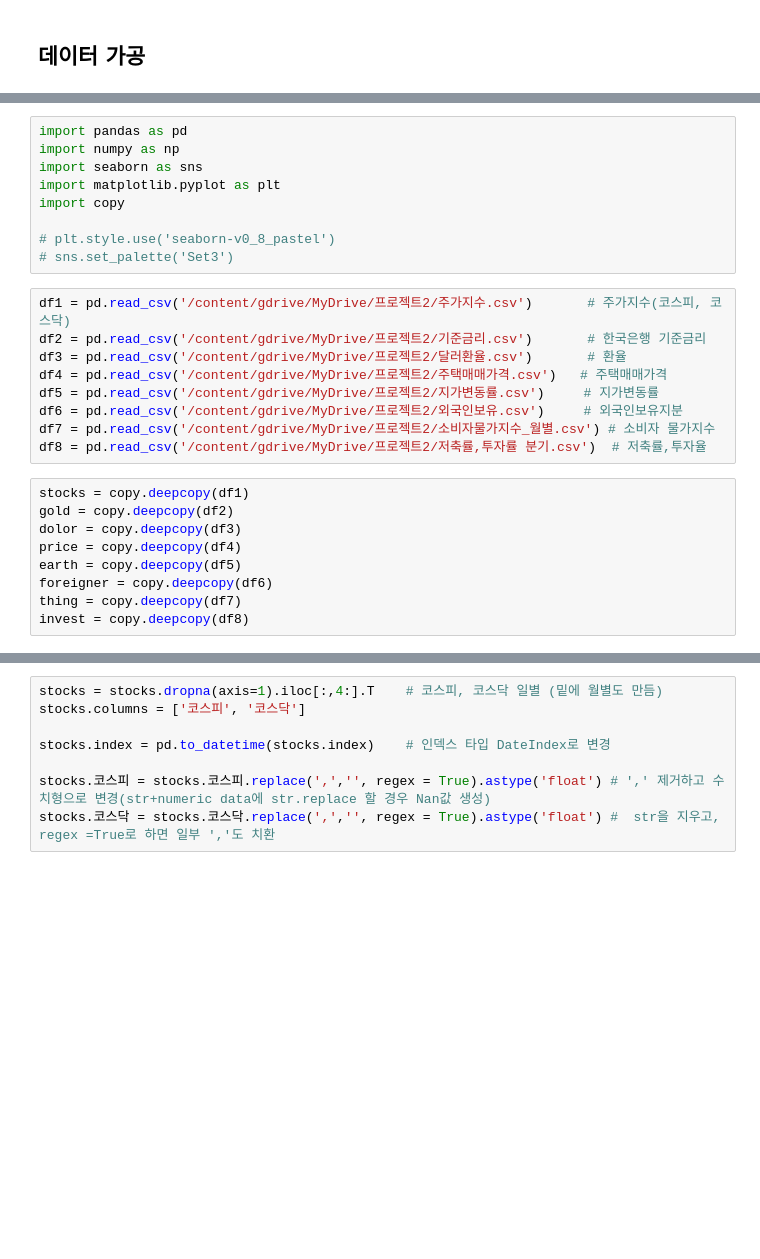
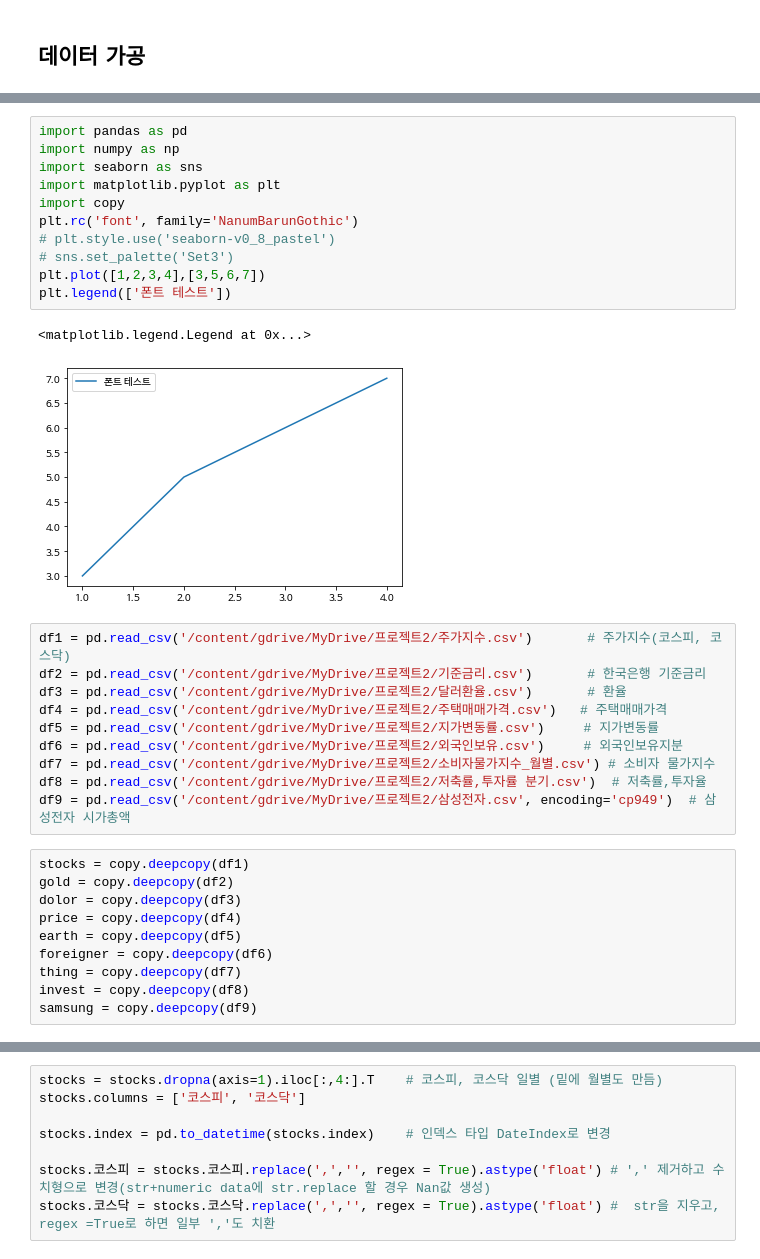
Before and after one commit to ev1025/CS_Project2, a Jupyter notebook: 프로젝트2.ipynb, the cells around one changed output, grey strips where cells are left out. Saved outputs shown, nothing was run; the diff lists cells and outputs as text; blank space fills up the shorter version.

```diff
--- a/프로젝트2.ipynb
+++ b/프로젝트2.ipynb
@@ -35,12 +35,17 @@ fc-cache: succeeded
 # %%
 import pandas as pd
 import numpy as np
 import seaborn as sns
 import matplotlib.pyplot as plt
 import copy
-
+plt.rc('font', family='NanumBarunGothic')
 # plt.style.use('seaborn-v0_8_pastel')
 # sns.set_palette('Set3')
+plt.plot([1,2,3,4],[3,5,6,7])
+plt.legend(['폰트 테스트'])
+# %% [output]
+<matplotlib.legend.Legend at 0x...>
+[figure, added]
 # %%
 df1 = pd.read_csv('/content/gdrive/MyDrive/프로젝트2/주가지수.csv')       # 주가지수(코스피, 코스닥)
 df2 = pd.read_csv('/content/gdrive/MyDrive/프로젝트2/기준금리.csv')       # 한국은행 기준금리
@@ -50,6 +55,7 @@ df5 = pd.read_csv('/content/gdrive/MyDrive/프로젝트2/지
 df6 = pd.read_csv('/content/gdrive/MyDrive/프로젝트2/외국인보유.csv')     # 외국인보유지분
 df7 = pd.read_csv('/content/gdrive/MyDrive/프로젝트2/소비자물가지수_월별.csv') # 소비자 물가지수
 df8 = pd.read_csv('/content/gdrive/MyDrive/프로젝트2/저축률,투자률 분기.csv')  # 저축률,투자율
+df9 = pd.read_csv('/content/gdrive/MyDrive/프로젝트2/삼성전자.csv', encoding='cp949')  # 삼성전자 시가총액
 # %%
 stocks = copy.deepcopy(df1)
 gold = copy.deepcopy(df2)
@@ -59,3 +65,4 @@ earth = copy.deepcopy(df5)
 foreigner = copy.deepcopy(df6)
 thing = copy.deepcopy(df7)
 invest = copy.deepcopy(df8)
+samsung = copy.deepcopy(df9)
```
Also changed, not shown: parts of 22 cells of this notebook.
